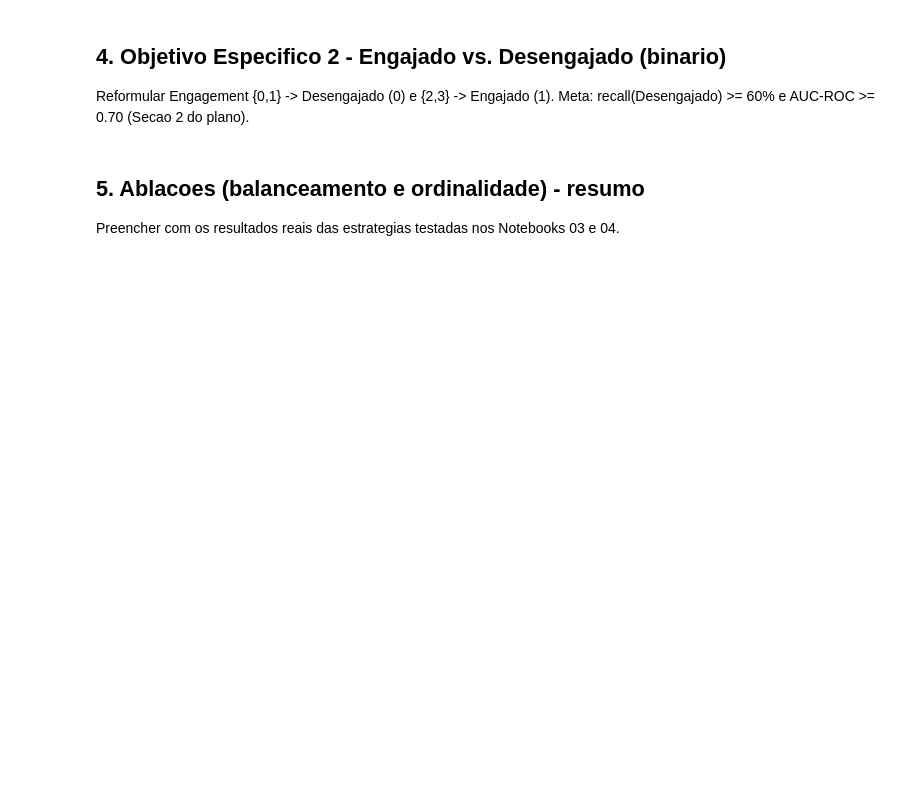
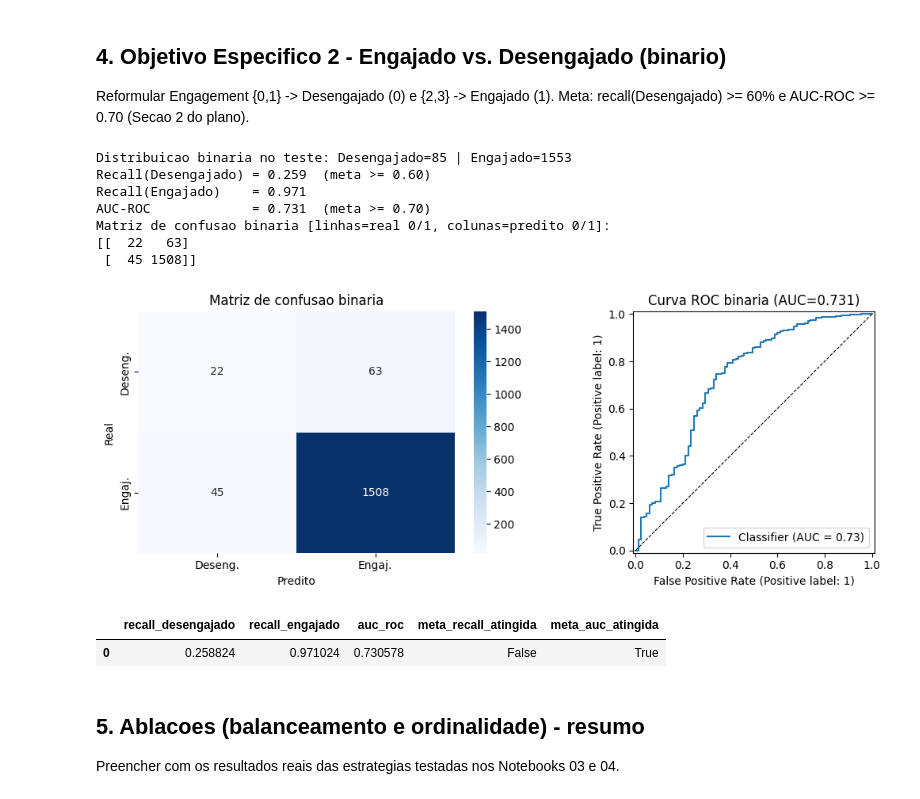
Before and after one commit to paulobrandaodev/Analise-Engajamento-EAD, a Jupyter notebook: notebooks/05_avaliacao_comparativa.ipynb, the cells around one changed output. Cells and saved outputs as stored; diff of their text form; code cells hidden in the pictures; blank space fills up the shorter version.

```diff
--- a/notebooks/05_avaliacao_comparativa.ipynb
+++ b/notebooks/05_avaliacao_comparativa.ipynb
@@ -91,19 +152,55 @@ Reformular Engagement {0,1} -> Desengajado (0) e {2,3} -> Engajado (1). Meta: re
 # %%
 def to_binary_engagement(y):
     return (np.array(y) >= 2).astype(int)  # 1 = Engajado, 0 = Desengajado
 
-# NOTA: reaproveitar X_test/y_test e as probabilidades (`predict_proba`) do melhor
-# modelo classico (Notebook 03) ou do BiLSTM (Notebook 04, via softmax) para
-# calcular a versao binaria abaixo. Esqueleto de exemplo:
-#
-# y_test_bin = to_binary_engagement(y_test)
-# y_pred_bin = to_binary_engagement(melhor_modelo_obj.predict(X_test))
-# recall_desengajado = recall_score(y_test_bin, y_pred_bin, pos_label=0)
-# proba_engajado = melhor_modelo_obj.predict_proba(X_test)[:, 2:].sum(axis=1)  # soma P(classe2)+P(classe3)
-# auc = roc_auc_score(y_test_bin, proba_engajado)
-# print(f"Recall(Desengajado)={recall_desengajado:.3f} | AUC-ROC={auc:.3f}")
-# RocCurveDisplay.from_predictions(y_test_bin, proba_engajado)
-# plt.show()
+y_test_bin = to_binary_engagement(melhor_pred["y_true"])
+y_pred_bin = to_binary_engagement(melhor_pred["y_pred"])
+
+proba_cols = sorted([c for c in melhor_pred.columns if c.startswith("proba_")])
+# P(Engajado) = P(classe 2) + P(classe 3)
+proba_engajado = melhor_pred[[c for c in proba_cols if c.split("_")[1] in ("2", "3")]].sum(axis=1).values
+
+recall_deseng = recall_score(y_test_bin, y_pred_bin, pos_label=0)
+recall_eng = recall_score(y_test_bin, y_pred_bin, pos_label=1)
+auc = roc_auc_score(y_test_bin, proba_engajado)
+cm_bin = confusion_matrix(y_test_bin, y_pred_bin)
+
+print(f"Distribuicao binaria no teste: Desengajado={int((y_test_bin==0).sum())} | Engajado={int((y_test_bin==1).sum())}")
+print(f"Recall(Desengajado) = {recall_deseng:.3f}  (meta >= 0.60)")
+print(f"Recall(Engajado)    = {recall_eng:.3f}")
+print(f"AUC-ROC             = {auc:.3f}  (meta >= 0.70)")
+print("Matriz de confusao binaria [linhas=real 0/1, colunas=predito 0/1]:")
+print(cm_bin)
+
+fig, axes = plt.subplots(1, 2, figsize=(11, 4))
+sns.heatmap(cm_bin, annot=True, fmt="d", cmap="Blues", ax=axes[0],
+            xticklabels=["Deseng.", "Engaj."], yticklabels=["Deseng.", "Engaj."])
+axes[0].set_title("Matriz de confusao binaria")
+axes[0].set_xlabel("Predito"); axes[0].set_ylabel("Real")
+RocCurveDisplay.from_predictions(y_test_bin, proba_engajado, ax=axes[1])
+axes[1].set_title(f"Curva ROC binaria (AUC={auc:.3f})")
+axes[1].plot([0, 1], [0, 1], "k--", lw=0.8)
+fig.tight_layout()
+plt.show()
+
+binario = pd.DataFrame([{
+    "recall_desengajado": recall_deseng, "recall_engajado": recall_eng,
+    "auc_roc": auc,
+    "meta_recall_atingida": bool(recall_deseng >= 0.60),
+    "meta_auc_atingida": bool(auc >= 0.70),
+}])
+binario
+# %% [output]
+Distribuicao binaria no teste: Desengajado=85 | Engajado=1553
+Recall(Desengajado) = 0.259  (meta >= 0.60)
+Recall(Engajado)    = 0.971
+AUC-ROC             = 0.731  (meta >= 0.70)
+Matriz de confusao binaria [linhas=real 0/1, colunas=predito 0/1]:
+[[  22   63]
+ [  45 1508]]
+[figure, added]
+|  | recall_desengajado | recall_engajado | auc_roc | meta_recall_atingida | meta_auc_atingida |
+| 0 | 0.258824 | 0.971024 | 0.730578 | False | True |
 # %% [markdown]
 ## 5. Ablacoes (balanceamento e ordinalidade) - resumo
 
```
Also changed, not shown: parts of 6 cells of this notebook, 33 other files.
